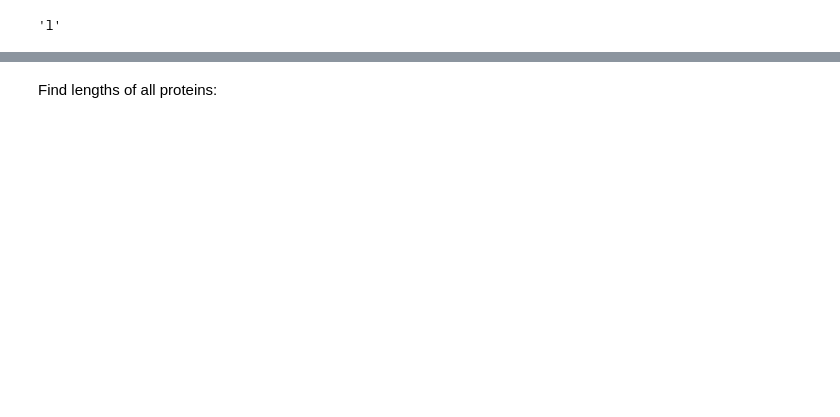
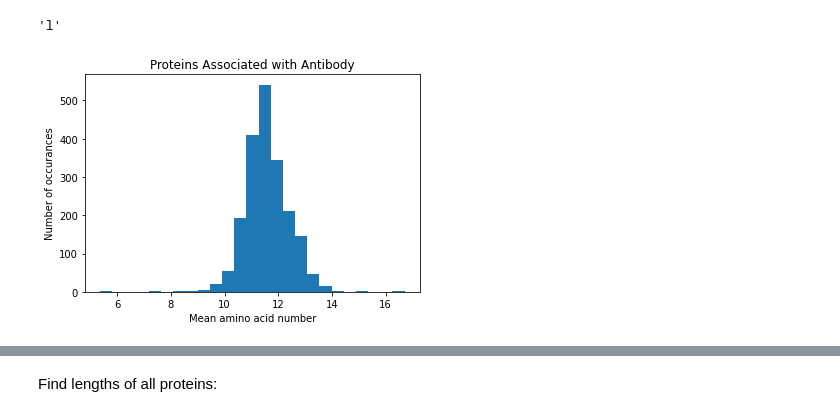
Before and after one commit to myGithubAccount26/Biostatistics, a Jupyter notebook: Biostatistics_Lab_2.ipynb, the cells around one changed output, grey strips where cells are left out. Cells and saved outputs as stored; diff of their text form; code cells hidden in the pictures; blank space fills up the shorter version.

```diff
--- a/Biostatistics_Lab_2.ipynb
+++ b/Biostatistics_Lab_2.ipynb
@@ -156,3 +158,16 @@ chr(int(round(np.mean(X[0])+97))) # does this mean l is our center letter?
 # I do not believe that we can apply the same logic to a standard deviation
 # %% [output]
 'l'
+# %%
+Means_X = []
+
+for i, seq in enumerate(X):
+  Means_X.append(np.mean(X[i]))
+
+plt.hist(Means_X,25)
+plt.xlabel("Mean amino acid number")
+plt.ylabel("Number of occurances")
+plt.title("Proteins Associated with Antibody")
+plt.show() # This will create a histogram of the means of the amino acid sequences. As we would expect, these means appear normally distributed
+# %% [output]
+[figure, added]
```
Also changed, not shown: parts of 18 cells of this notebook.
